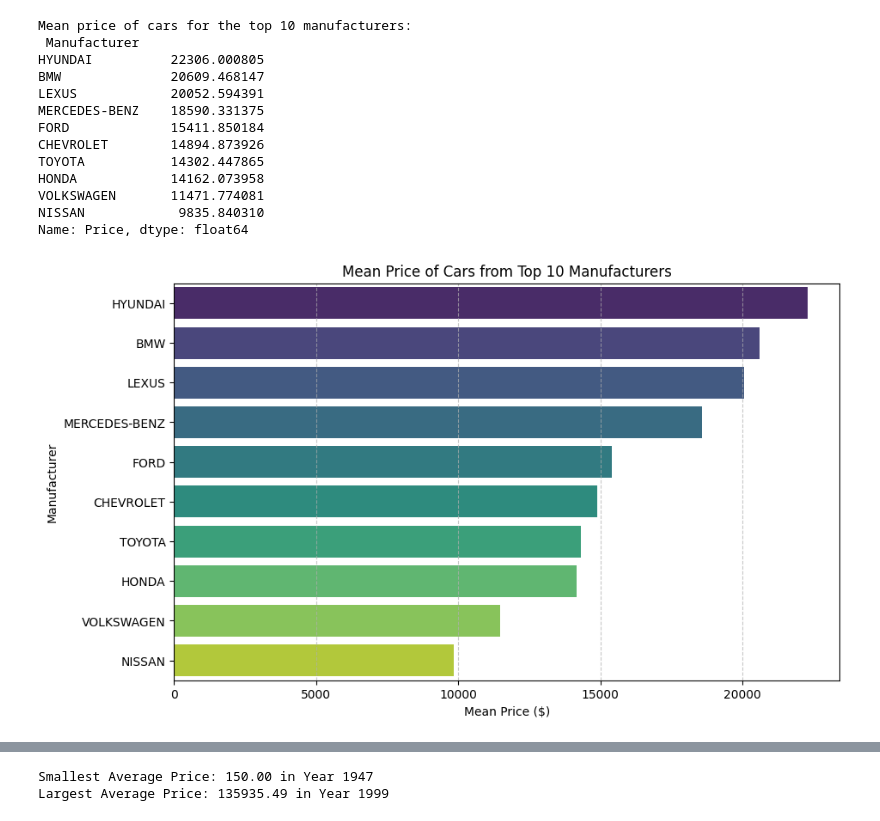
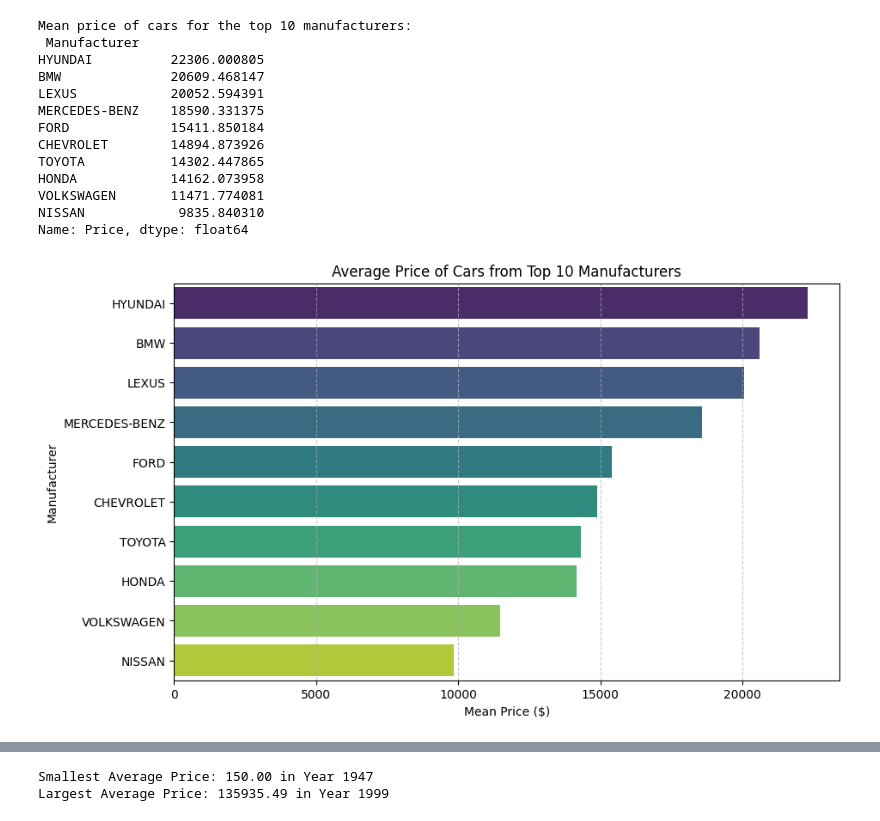
Before and after one commit to KWKWR/exercice, a Jupyter notebook: car-price-prediction.ipynb, the cells around one changed output, grey strips where cells are left out. Drawn from its saved outputs; the diff is of its cells as text; code cells hidden in the pictures.

Commit message:
Kaggle Notebook | Car Price Prediction | Version 15

```diff
--- a/car-price-prediction.ipynb
+++ b/car-price-prediction.ipynb
@@ -681,18 +715,18 @@ Name: Price, dtype: float64
 # %%
 # Plot
 plt.figure(figsize=(10, 6))
 sns.barplot(x=mean_prices.values, y=mean_prices.index, palette="viridis")
 
 # Labels and title
 plt.xlabel("Mean Price ($)")
 plt.ylabel("Manufacturer")
-plt.title("Mean Price of Cars from Top 10 Manufacturers")
+plt.title("Average Price of Cars from Top 10 Manufacturers")
 plt.grid(axis="x", linestyle="--", alpha=0.7)
 
 # Show plot
 plt.show()
 # %% [output]
-[figure, old version]
+[figure, new version]
 # %%
 # Ensure column names are clean
 data.columns = data.columns.str.strip()
```
Also changed, not shown: parts of 32 cells of this notebook.
